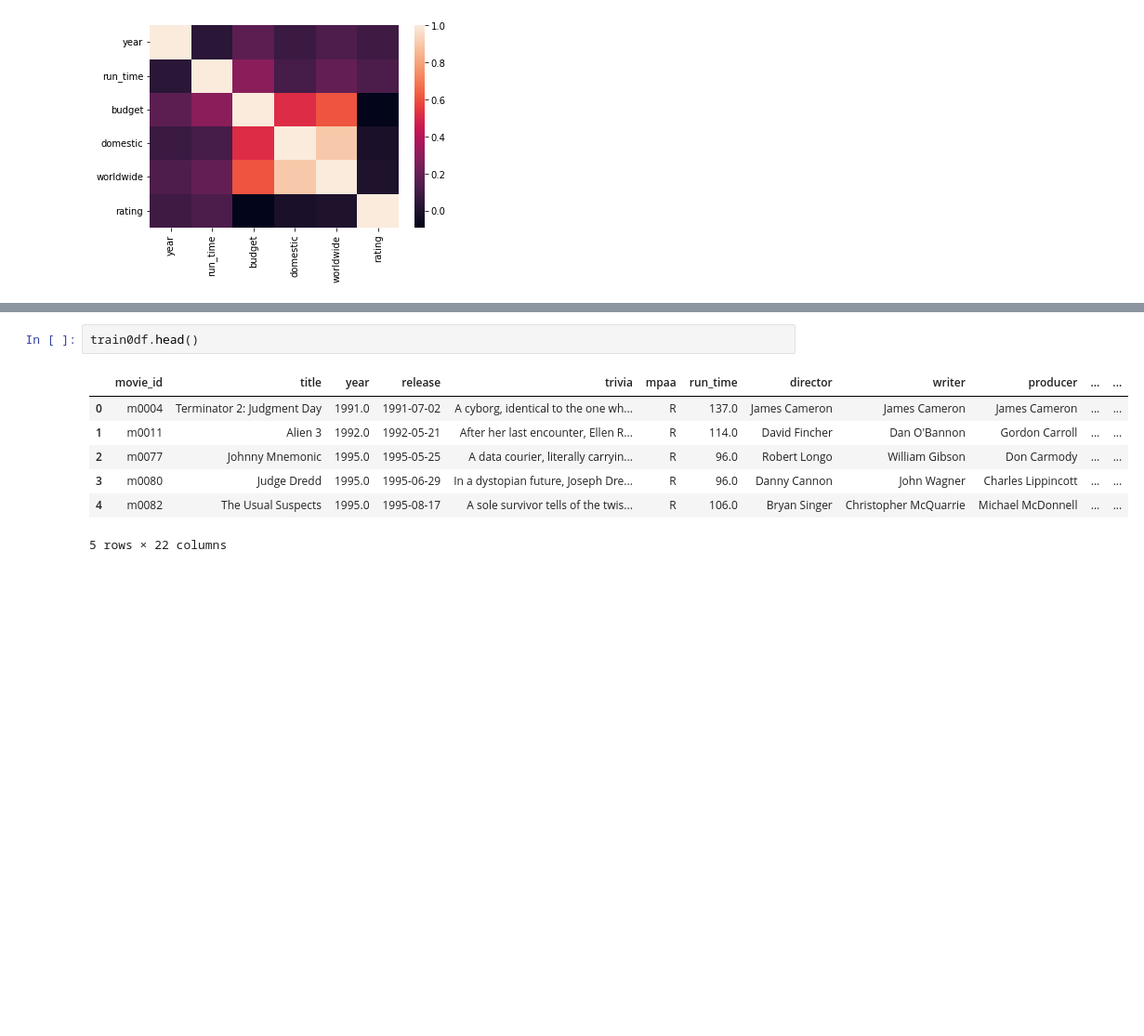
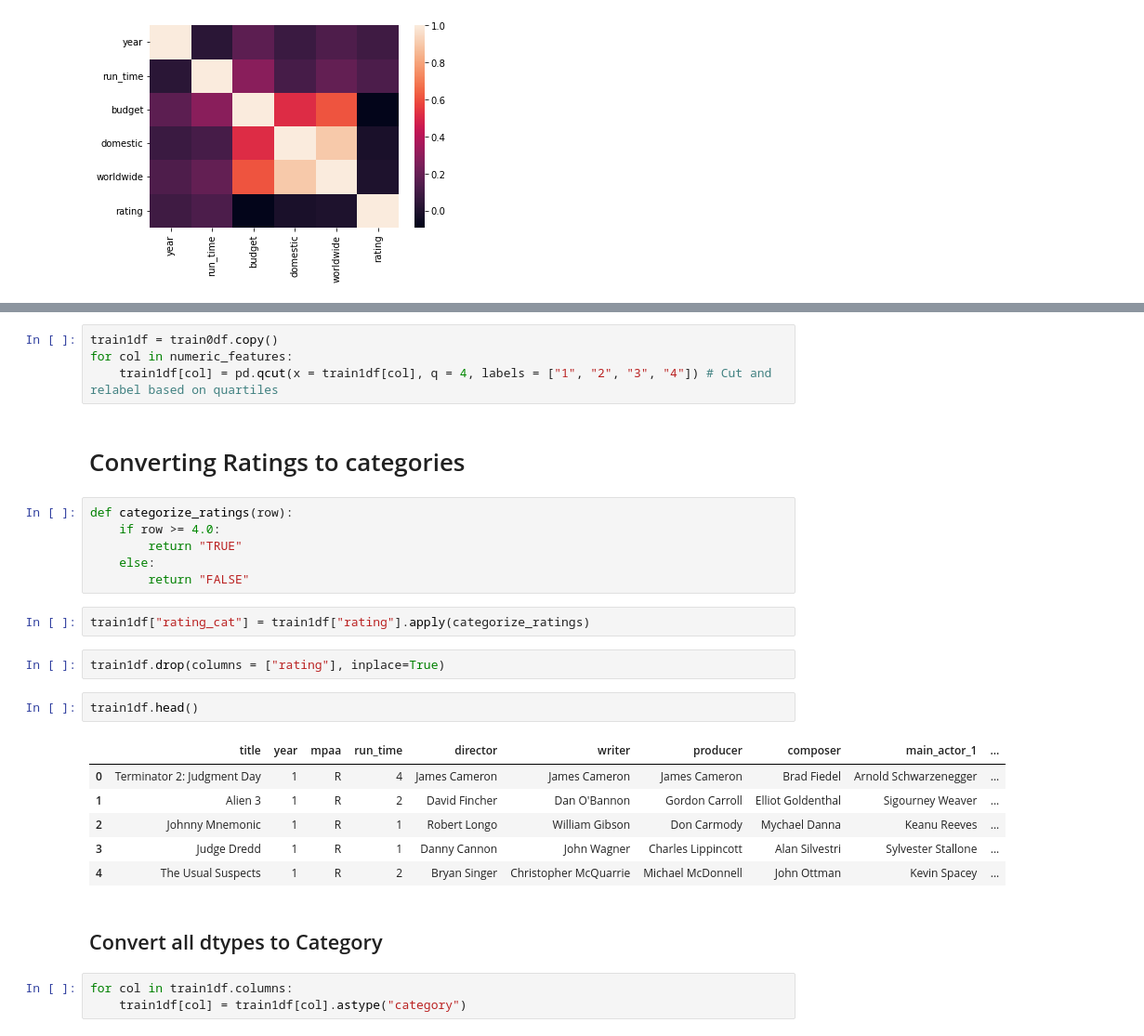
Before and after one commit to sansanity/CS4050-NB, a Jupyter notebook: INITIAL_DATA_CLEANING.ipynb, the cells around one changed output, grey strips where cells are left out. Shown: that part at 93% size. Drawn from its saved outputs; the diff is of its cells as text; blank space fills up the shorter version.

Commit message:
Converted all dtypes to category

```diff
--- a/INITIAL_DATA_CLEANING.ipynb
+++ b/INITIAL_DATA_CLEANING.ipynb
@@ -360,10 +364,30 @@ sns.heatmap(corr,
+# %%
+train1df = train0df.copy()
+for col in numeric_features:
+    train1df[col] = pd.qcut(x = train1df[col], q = 4, labels = ["1", "2", "3", "4"]) # Cut and relabel based on quartiles
+# %% [markdown]
+# Converting Ratings to categories
+# %%
+def categorize_ratings(row):
+    if row >= 4.0:
+        return "TRUE"
+    else:
+        return "FALSE"
+# %%
+train1df["rating_cat"] = train1df["rating"].apply(categorize_ratings)
+# %%
+train1df.drop(columns = ["rating"], inplace=True)
 # %%
-train0df.head()
+train1df.head()
 # %% [output]
-|  | movie_id | title | year | release | trivia | mpaa | run_time | director | writer | producer | ... | ... |
-| 0 | m0004 | Terminator 2: Judgment Day | 1991.0 | 1991-07-02 | A cyborg, identical to the one wh... | R | 137.0 | James Cameron | James Cameron | James Cameron | ... | ... |
-| 1 | m0011 | Alien 3 | 1992.0 | 1992-05-21 | After her last encounter, Ellen R... | R | 114.0 | David Fincher | Dan O'Bannon | Gordon Carroll | ... | ... |
-| 2 | m0077 | Johnny Mnemonic | 1995.0 | 1995-05-25 | A data courier, literally carryin... | R | 96.0 | Robert Longo | William Gibson | Don Carmody | ... | ... |
-| 3 | m0080 | Judge Dredd | 1995.0 | 1995-06-29 | In a dystopian future, Joseph Dre... | R | 96.0 | Danny Cannon | John Wagner | Charles Lippincott | ... | ... |
-| 4 | m0082 | The Usual Suspects | 1995.0 | 1995-08-17 | A sole survivor tells of the twis... | R | 106.0 | Bryan Singer | Christopher McQuarrie | Michael McDonnell | ... | ... |
+|  | title | year | mpaa | run_time | director | writer | producer | composer | main_actor_1 | ... |
+| 0 | Terminator 2: Judgment Day | 1 | R | 4 | James Cameron | James Cameron | James Cameron | Brad Fiedel | Arnold Schwarzenegger | ... |
+| 1 | Alien 3 | 1 | R | 2 | David Fincher | Dan O'Bannon | Gordon Carroll | Elliot Goldenthal | Sigourney Weaver | ... |
+| 2 | Johnny Mnemonic | 1 | R | 1 | Robert Longo | William Gibson | Don Carmody | Mychael Danna | Keanu Reeves | ... |
+| 3 | Judge Dredd | 1 | R | 1 | Danny Cannon | John Wagner | Charles Lippincott | Alan Silvestri | Sylvester Stallone | ... |
+| 4 | The Usual Suspects | 1 | R | 2 | Bryan Singer | Christopher McQuarrie | Michael McDonnell | John Ottman | Kevin Spacey | ... |
-5 rows × 22 columns
+# %% [markdown]
+## Convert all dtypes to Category
+# %%
+for col in train1df.columns:
+    train1df[col] = train1df[col].astype("category")
```
Also changed, not shown: parts of 9 cells of this notebook.
